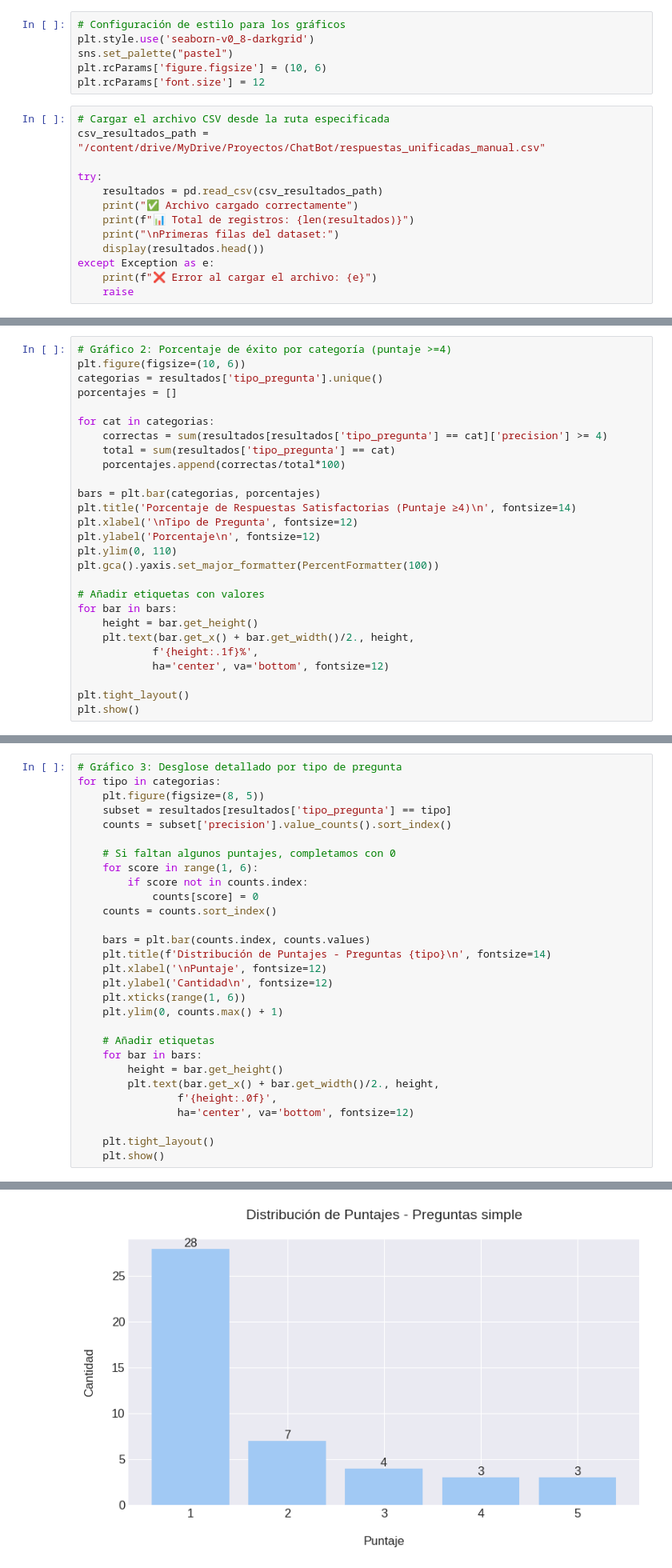
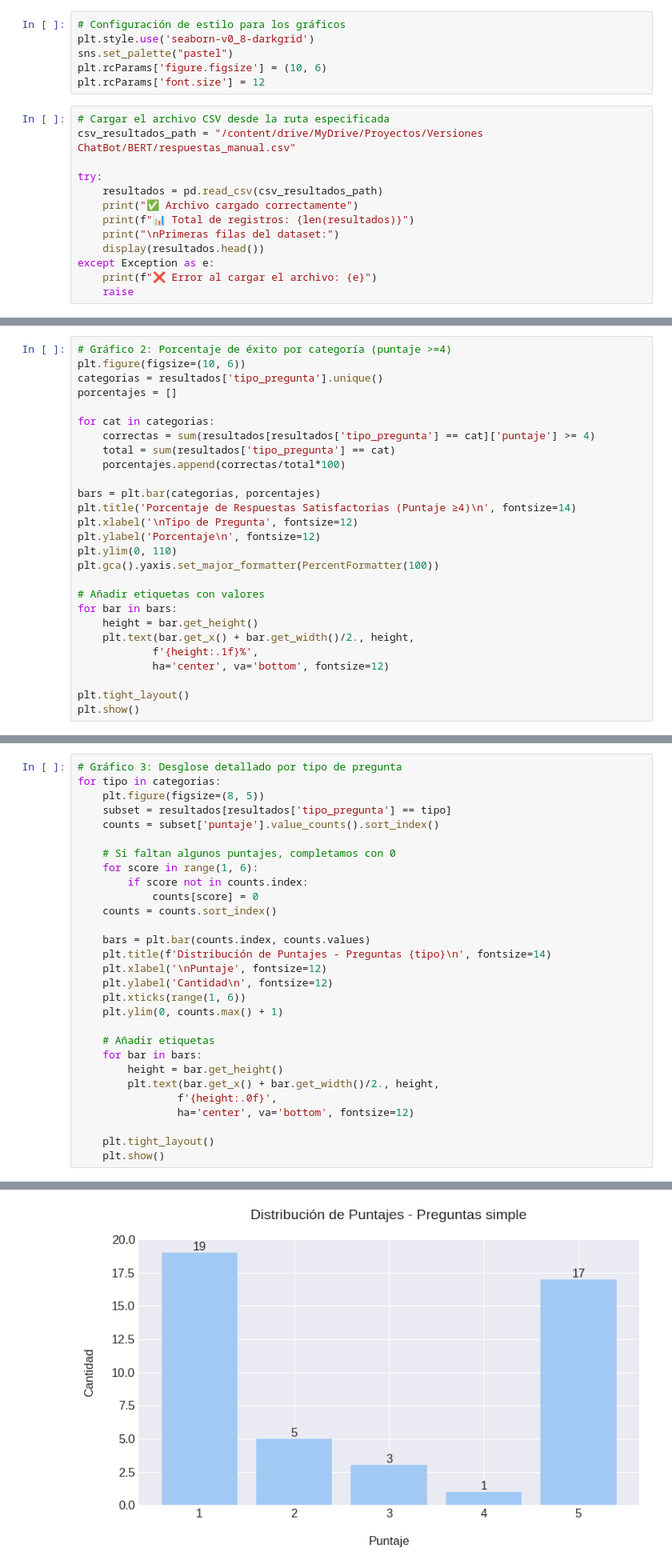
Before and after one commit to mero02/chatbot-pdf-app, a Jupyter notebook: analisis_pruebas_chatbot_vector_pdf.ipynb, the cells around one changed output, grey strips where cells are left out. Shown: that part at 80% size. Drawn from its saved outputs; the diff is of its cells as text.

```diff
--- a/analisis_pruebas_chatbot_vector_pdf.ipynb
+++ b/analisis_pruebas_chatbot_vector_pdf.ipynb
@@ -13,7 +13,7 @@ plt.rcParams['figure.figsize'] = (10, 6)
 plt.rcParams['font.size'] = 12
 # %%
 # Cargar el archivo CSV desde la ruta especificada
-csv_resultados_path = "/content/drive/MyDrive/Proyectos/ChatBot/respuestas_unificadas_manual.csv"
+csv_resultados_path = "/content/drive/MyDrive/Proyectos/Versiones ChatBot/BERT/respuestas_manual.csv"
 
 try:
     resultados = pd.read_csv(csv_resultados_path)
@@ -62,7 +62,7 @@ categorias = resultados['tipo_pregunta'].unique()
 porcentajes = []
 
 for cat in categorias:
-    correctas = sum(resultados[resultados['tipo_pregunta'] == cat]['precision'] >= 4)
+    correctas = sum(resultados[resultados['tipo_pregunta'] == cat]['puntaje'] >= 4)
     total = sum(resultados['tipo_pregunta'] == cat)
     porcentajes.append(correctas/total*100)
 
@@ -89,7 +89,7 @@ plt.show()
 for tipo in categorias:
     plt.figure(figsize=(8, 5))
     subset = resultados[resultados['tipo_pregunta'] == tipo]
-    counts = subset['precision'].value_counts().sort_index()
+    counts = subset['puntaje'].value_counts().sort_index()
 
     # Si faltan algunos puntajes, completamos con 0
     for score in range(1, 6):
@@ -118,4 +118,4 @@ for tipo in categorias:
 [figure]
-[figure, old version]
+[figure, new version]
 # %%
 # Gráfico 4: Análisis de errores (si existen)
```
Also changed, not shown: parts of 7 cells of this notebook.
